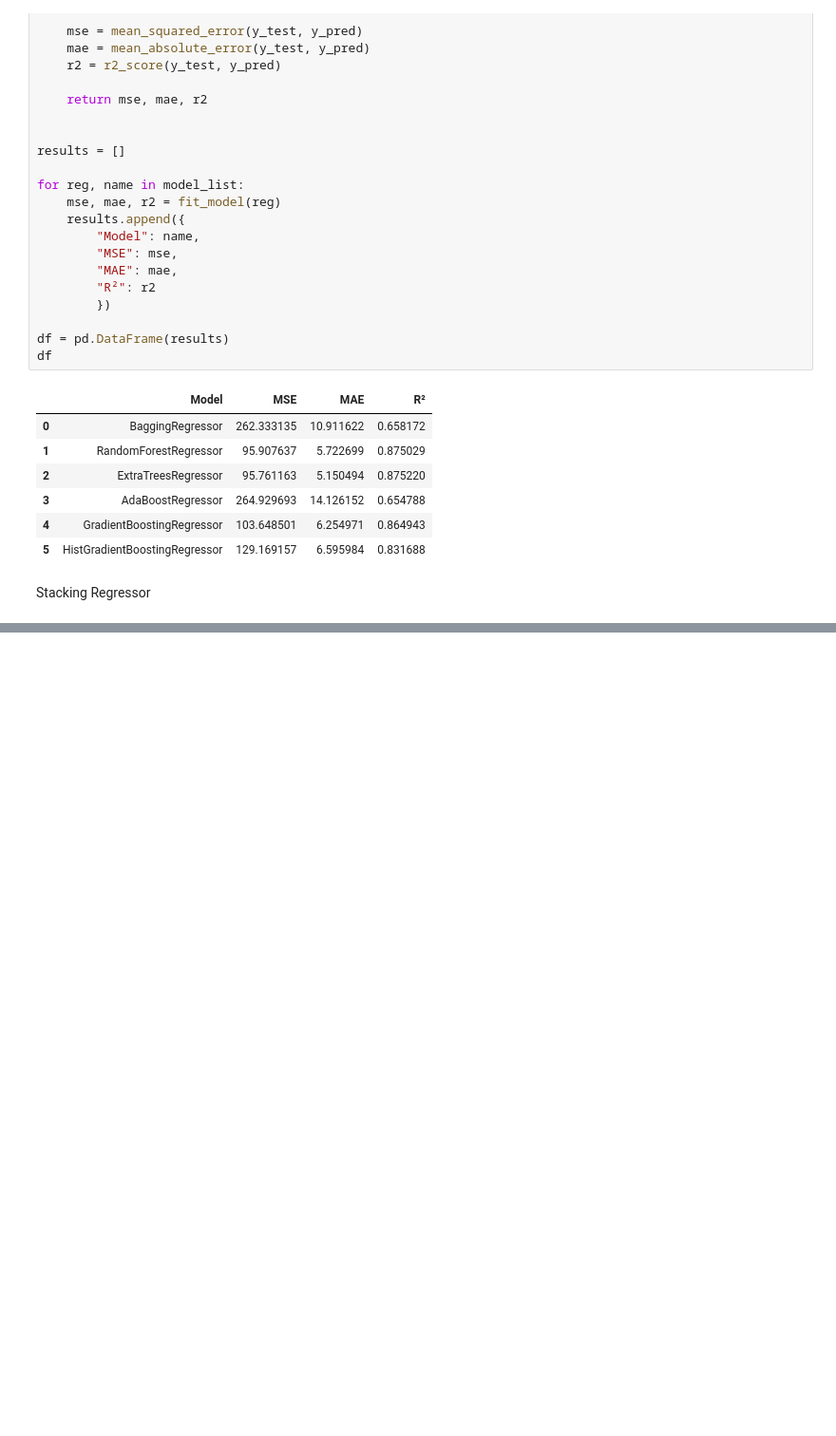
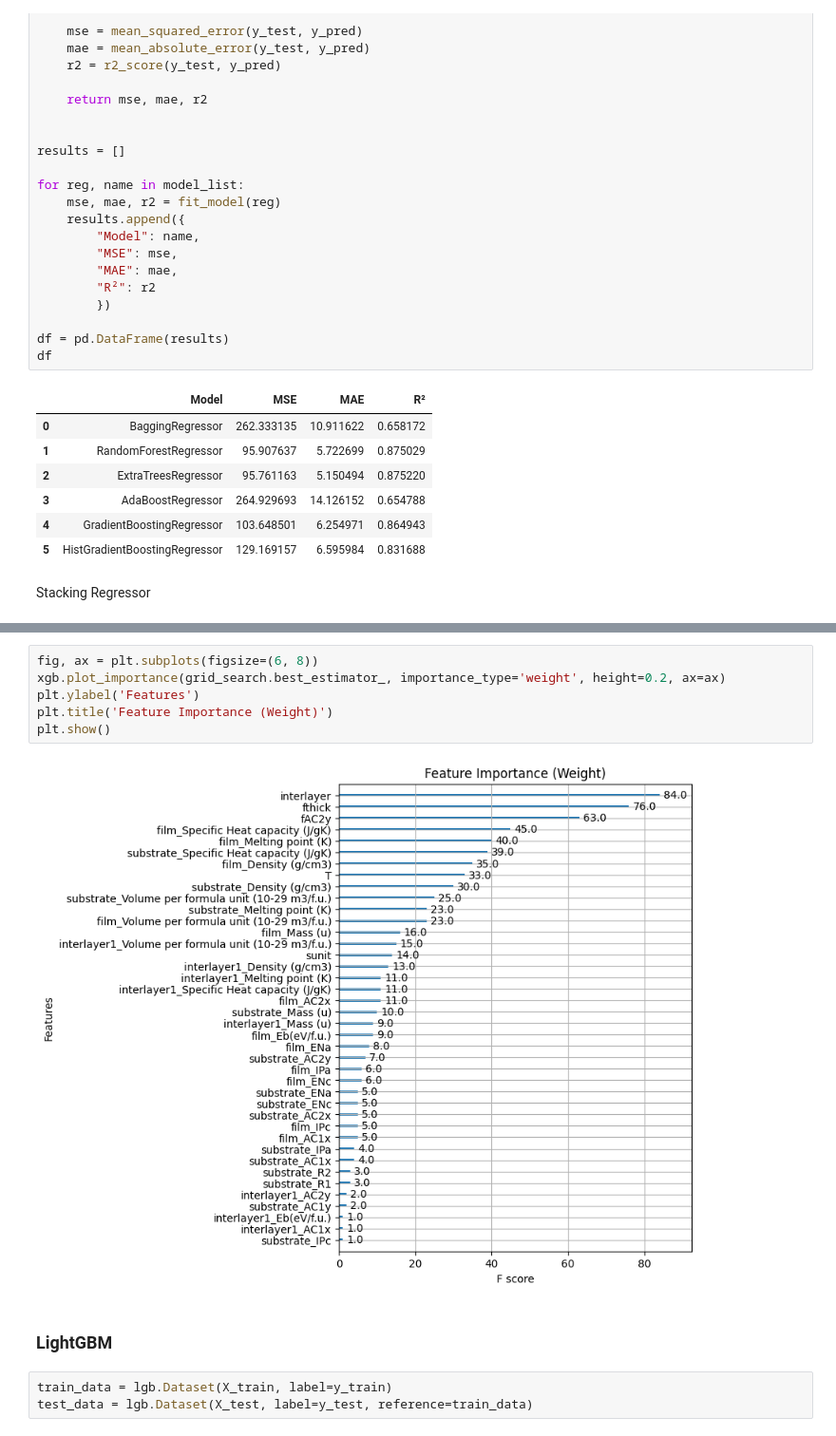
Before and after one commit to ariahosseini/TradML, a Jupyter notebook: ML_Interfacial_Thermal_Resistance.ipynb, the cells around one changed output, grey strips where cells are left out. Shown at 95% size. Saved outputs shown, nothing was run; the diff lists cells and outputs as text; blank space fills up the shorter version.

```diff
--- a/ML_Interfacial_Thermal_Resistance.ipynb
+++ b/ML_Interfacial_Thermal_Resistance.ipynb
@@ -494,0 +639,13 @@ plt.show()
+# %%
+fig, ax = plt.subplots(figsize=(6, 8))
+xgb.plot_importance(grid_search.best_estimator_, importance_type='weight', height=0.2, ax=ax)
+plt.ylabel('Features')
+plt.title('Feature Importance (Weight)')
+plt.show()
+# %% [output]
+[figure, added]
+# %% [markdown]
+### LightGBM
+# %%
+train_data = lgb.Dataset(X_train, label=y_train)
+test_data = lgb.Dataset(X_test, label=y_test, reference=train_data)
```
Also changed, not shown: parts of 25 cells of this notebook.
